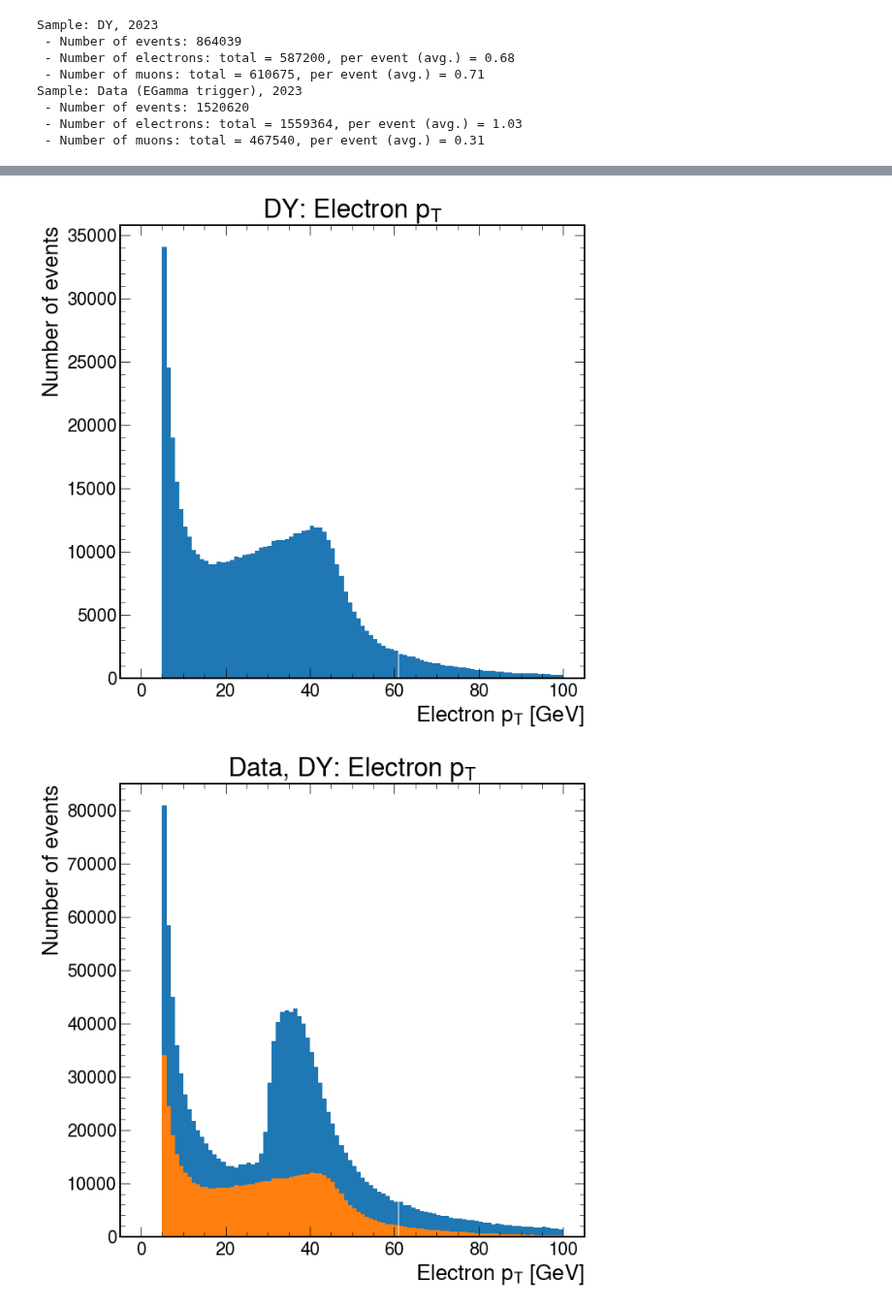
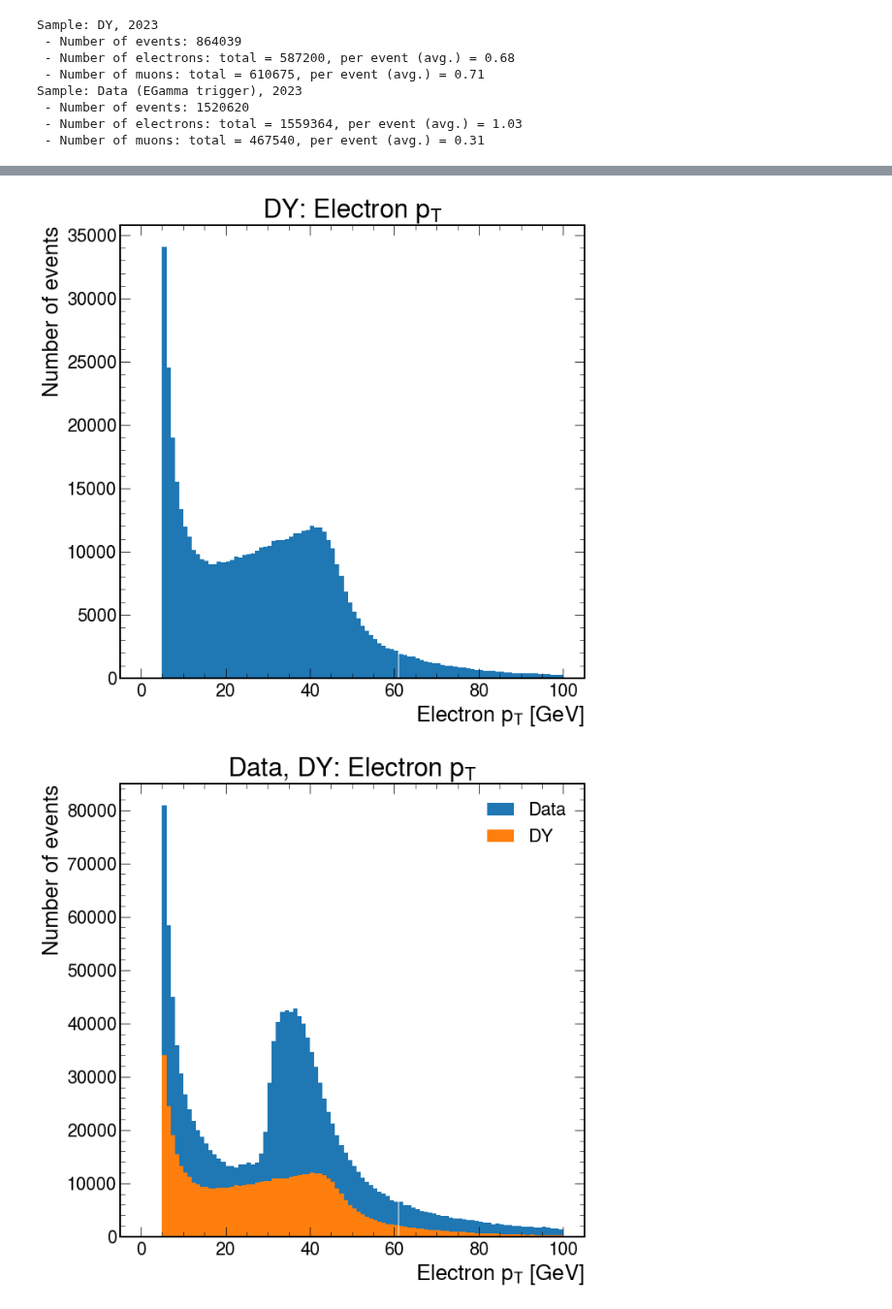
Before and after one commit to ku-cms/LeptonStudies, a Jupyter notebook: notebooks/electron_tnp_Z_mass.ipynb, the cells around one changed output, grey strips where cells are left out. Shown at 97% size. Drawn from its saved outputs; the diff is of its cells as text; code cells hidden in the pictures.

```diff
--- a/notebooks/electron_tnp_Z_mass.ipynb
+++ b/notebooks/electron_tnp_Z_mass.ipynb
@@ -66,8 +82,8 @@ Example file info:
  'ParameterSets;1': <TTree 'ParameterSets' (1 branches) at 0x...>}
 # %%
 # Create NanoEventsFactory objects
-dyevents = NanoEventsFactory.from_root(dyfiles[0]).events()
-dataevents = NanoEventsFactory.from_root(datafiles[0]).events()
+dy_events = NanoEventsFactory.from_root(example_dy_file).events()
+data_events = NanoEventsFactory.from_root(example_data_file).events()
 # %%
 # Print:
 # - number of events
@@ -140,20 +156,46 @@ fig, ax = plt.subplots()
 ax.set_title(r"Data: Electron $p_{T}$")
 ax.set_xlabel(r"Electron $p_{T}$ [GeV]")
 ax.set_ylabel(r"Number of events")
-ax.hist(ak.flatten(dataevents.Electron.pt), bins=np.linspace(0, 100, 101))
+ax.hist(ak.flatten(data_events.Electron.pt), bins=np.linspace(0, 100, 101))
 
 # DY
 fig, ax = plt.subplots()
 ax.set_title(r"DY: Electron $p_{T}$")
 ax.set_xlabel(r"Electron $p_{T}$ [GeV]")
 ax.set_ylabel(r"Number of events")
-ax.hist(ak.flatten(dyevents.Electron.pt), bins=np.linspace(0, 100, 101))
+ax.hist(ak.flatten(dy_events.Electron.pt), bins=np.linspace(0, 100, 101))
 
 # Data, DY
 fig, ax = plt.subplots()
 ax.set_title(r"Data, DY: Electron $p_{T}$")
 ax.set_xlabel(r"Electron $p_{T}$ [GeV]")
 ax.set_ylabel(r"Number of events")
-ax.hist(ak.flatten(dataevents.Electron.pt), bins=np.linspace(0, 100, 101))
-ax.hist(ak.flatten(dyevents.Electron.pt), bins=np.linspace(0, 100, 101))
+ax.hist(ak.flatten(data_events.Electron.pt), bins=np.linspace(0, 100, 101), label="Data")
+ax.hist(ak.flatten(dy_events.Electron.pt), bins=np.linspace(0, 100, 101), label="DY")
+ax.legend(loc='upper right')
+
+# Electron eta
+
+# Data
+fig, ax = plt.subplots()
+ax.set_title(r"Data: Electron $\eta$")
+ax.set_xlabel(r"Electron $\eta$")
+ax.set_ylabel(r"Number of events")
+ax.hist(ak.flatten(data_events.Electron.eta), bins=np.linspace(-5, 5, 101))
+
+# DY
+fig, ax = plt.subplots()
+ax.set_title(r"DY: Electron $\eta$")
+ax.set_xlabel(r"Electron $\eta$")
+ax.set_ylabel(r"Number of events")
+ax.hist(ak.flatten(dy_events.Electron.eta), bins=np.linspace(-5, 5, 101))
+
+# Data, DY
+fig, ax = plt.subplots()
+ax.set_title(r"Data: Electron $\eta$")
+ax.set_xlabel(r"Electron $\eta$")
+ax.set_ylabel(r"Number of events")
+ax.hist(ak.flatten(data_events.Electron.eta), bins=np.linspace(-5, 5, 101), label="Data")
+ax.hist(ak.flatten(dy_events.Electron.eta), bins=np.linspace(-5, 5, 101), label="DY")
+ax.legend(loc='upper right')
 # %% [output]
@@ -177,3 +203,3 @@ ax.hist(ak.flatten(dyevents.Electron.pt), bins=np.linspace(0, 100, 101))
 [figure]
 [figure]
-[figure, old version]
+[figure, new version]
```
Also changed, not shown: parts of 4 cells of this notebook, 1 other file.
